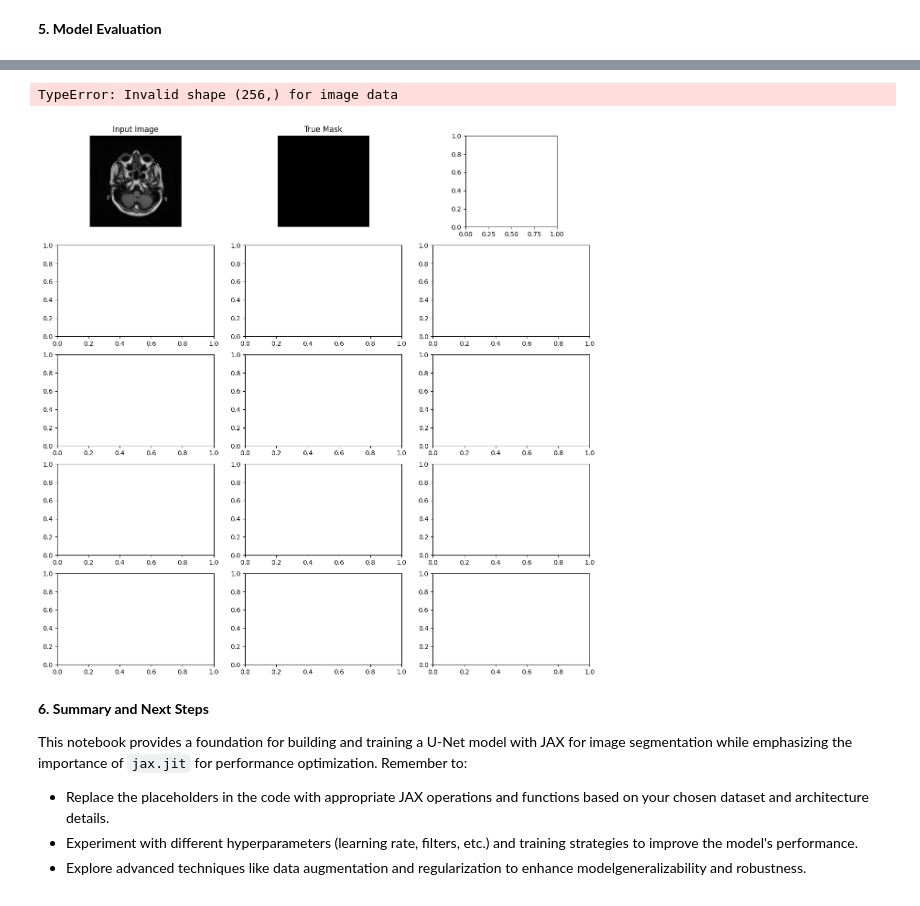
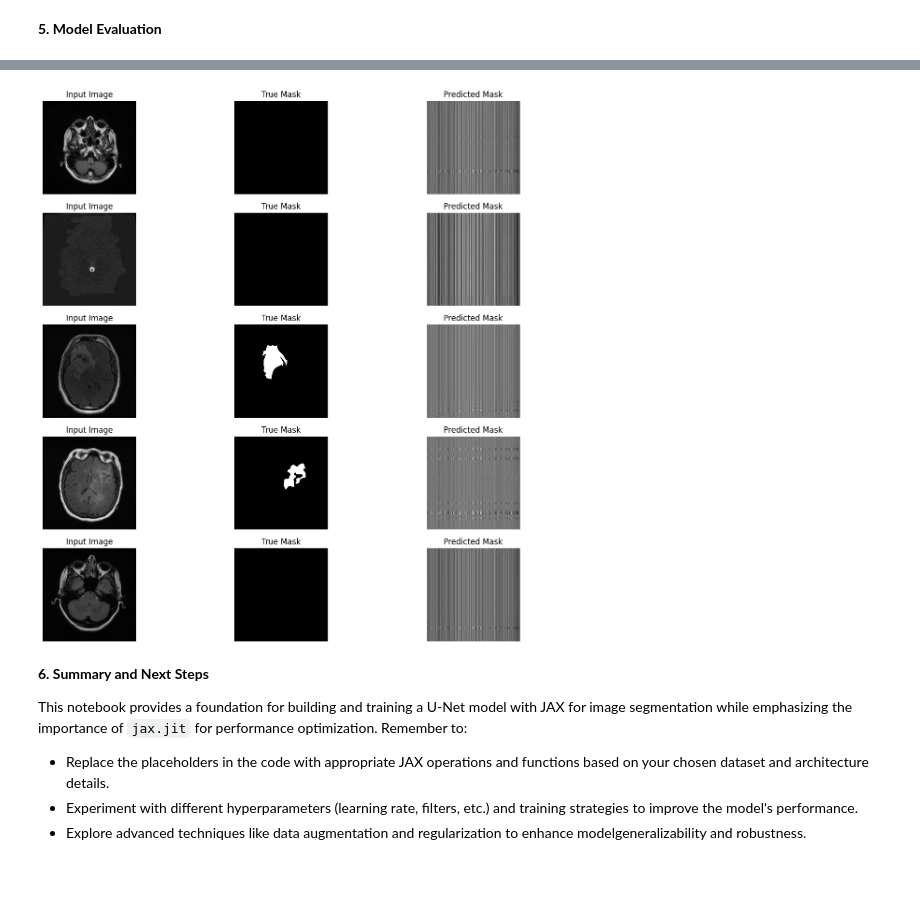
Before and after one commit to hardaatbaath/bits-f464-labs, a Jupyter notebook: Lab4/JAX_UNet.ipynb, the cells around one changed output, grey strips where cells are left out. Cells and saved outputs as stored; diff of their text form; code cells hidden in the pictures.

```diff
--- a/Lab4/JAX_UNet.ipynb
+++ b/Lab4/JAX_UNet.ipynb
@@ -390,11 +388,10 @@ def visualize_results(images, masks, predictions, num_samples=5):
 # %%
 # Assuming params and test_images are defined
 test_logits = unet_model.apply(params, test_images)
-test_predictions = jnp.argmax(test_logits, axis=-1)
-visualize_results(test_images, test_masks, test_predictions)
+# test_predictions = jnp.argmax(test_logits, axis=-1)
+visualize_results(test_images, test_masks, test_logits)
 # %% [output]
-TypeError: Invalid shape (256,) for image data
-[figure, old version]
+[figure, new version]
 # %% [markdown]
 **6. Summary and Next Steps**
 
```
Also changed, not shown: parts of 2 cells of this notebook.
